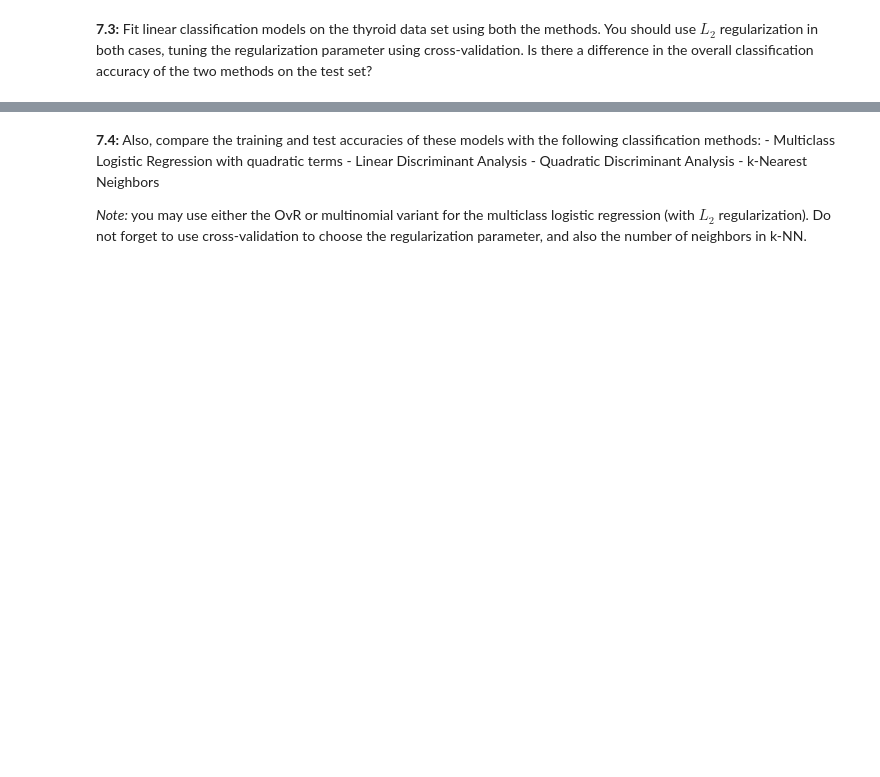
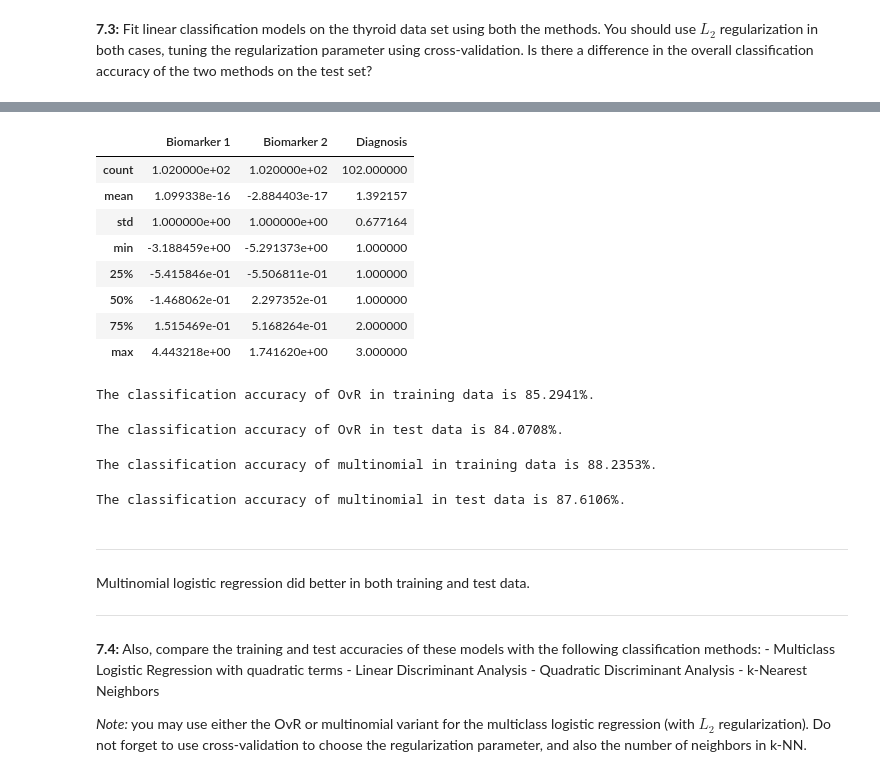
Before and after one commit to lucasresck/foundations-of-data-science, a Jupyter notebook: cs109a_hw5/cs109_hw5.ipynb, the cells around one changed output, grey strips where cells are left out. Drawn from its saved outputs; the diff is of its cells as text; code cells hidden in the pictures; blank space fills up the shorter version.

```diff
--- a/cs109a_hw5/cs109_hw5.ipynb
+++ b/cs109a_hw5/cs109_hw5.ipynb
@@ -662,0 +681,7 @@ Your answer here
+# %%
+# Here we standardize the data
+for column in data_train.drop(columns='Diagnosis').columns:
+    mean = data_train[column].mean()
+    var = data_train[column].var()
+    data_train[column] = data_train[column].apply(lambda x: (x - mean)/np.sqrt(var))
+    data_test[column] = data_test[column].apply(lambda x: (x - mean)/np.sqrt(var))
@@ -663,3 +699,52 @@ Your answer here
+# %%
+data_train.describe()
+# %% [output]
+|  | Biomarker 1 | Biomarker 2 | Diagnosis |
+| count | 1.020000e+02 | 1.020000e+02 | 102.000000 |
+| mean | 1.099338e-16 | -2.884403e-17 | 1.392157 |
+| std | 1.000000e+00 | 1.000000e+00 | 0.677164 |
+| min | -3.188459e+00 | -5.291373e+00 | 1.000000 |
+| 25% | -5.415846e-01 | -5.506811e-01 | 1.000000 |
+| 50% | -1.468062e-01 | 2.297352e-01 | 1.000000 |
+| 75% | 1.515469e-01 | 5.168264e-01 | 2.000000 |
+| max | 4.443218e+00 | 1.741620e+00 | 3.000000 |
+# %%
+X_train = data_train.drop(columns='Diagnosis').to_numpy()
+y_train = data_train.Diagnosis.to_numpy()
+X_test = data_test.drop(columns='Diagnosis').to_numpy()
+y_test = data_test.Diagnosis.to_numpy()
+
+ovr_lr_model = LogisticRegressionCV(Cs=10, cv=5, penalty='l2', multi_class='ovr')
+ovr_lr_model = ovr_lr_model.fit(X_train, y_train)
+
+missclassification = (ovr_lr_model.predict(X_train) != y_train).sum()/len(y_train)
+print('The classification accuracy of OvR in training data is {:.4f}%.'.format((1 - missclassification)*100))
+# %% [output]
+The classification accuracy of OvR in training data is 85.2941%.
+# %%
+missclassification = (ovr_lr_model.predict(X_test) != y_test).sum()/len(y_test)
+print('The classification accuracy of OvR in test data is {:.4f}%.'.format((1 - missclassification)*100))
+# %% [output]
+The classification accuracy of OvR in test data is 84.0708%.
+# %%
+multi_lr_model = LogisticRegressionCV(Cs=10, cv=5, penalty='l2', multi_class='multinomial')
+multi_lr_model = multi_lr_model.fit(X_train, y_train)
+
+missclassification = (multi_lr_model.predict(X_train) != y_train).sum()/len(y_train)
+print('The classification accuracy of multinomial in training data is {:.4f}%.'.format((1 - missclassification)*100))
+# %% [output]
+The classification accuracy of multinomial in training data is 88.2353%.
+# %%
+missclassification = (multi_lr_model.predict(X_test) != y_test).sum()/len(y_test)
+print('The classification accuracy of multinomial in test data is {:.4f}%.'.format((1 - missclassification)*100))
+# %% [output]
+The classification accuracy of multinomial in test data is 87.6106%.
+# %% [markdown]
+----
+
+Multinomial logistic regression did better in both training and test data.
+
+----
 # %% [markdown]
 **7.4:** Also, compare the training and test accuracies of these models with the following classification methods:
     - Multiclass Logistic Regression with quadratic terms
```
Also changed, not shown: parts of 29 cells of this notebook.
